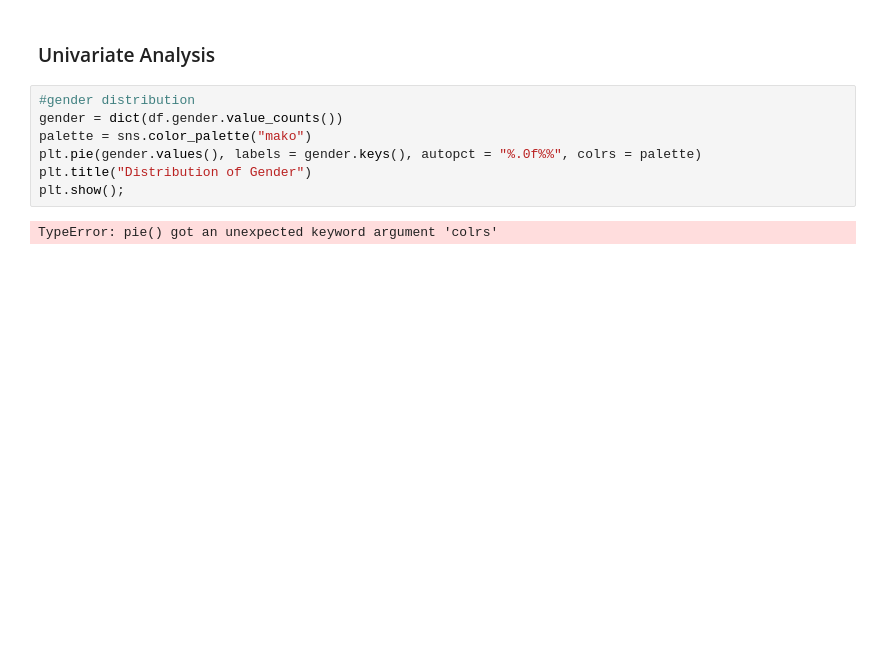
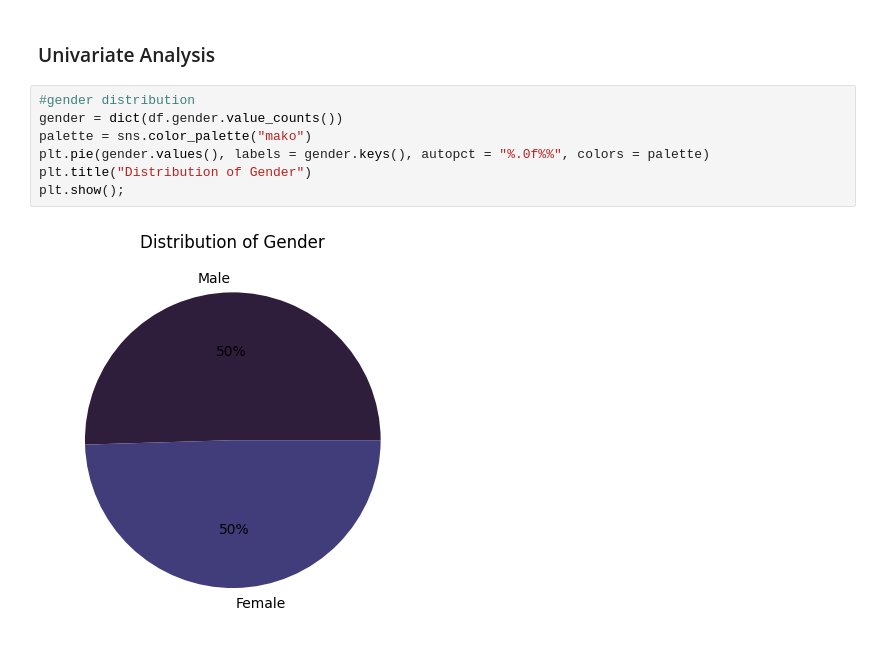
Before and after one commit to Odeyiany2/FLiT-Apprenticeship-Data-Science-Projects, a Jupyter notebook: Project_5 Churn-Prediction-Model-with-Deployment/Churn_Prediction_(1).ipynb, the cells around one changed output. Drawn from its saved outputs; the diff is of its cells as text; blank space fills up the shorter version.

```diff
--- a/Project_5 Churn-Prediction-Model-with-Deployment/Churn_Prediction_(1).ipynb
+++ b/Project_5 Churn-Prediction-Model-with-Deployment/Churn_Prediction_(1).ipynb
@@ -146,9 +146,9 @@ df.describe() #getting a statistics summary of our dataset
 # %%
 #gender distribution
 gender = dict(df.gender.value_counts())
 palette = sns.color_palette("mako")
-plt.pie(gender.values(), labels = gender.keys(), autopct = "%.0f%%", colrs = palette)
+plt.pie(gender.values(), labels = gender.keys(), autopct = "%.0f%%", colors = palette)
 plt.title("Distribution of Gender")
 plt.show();
 # %% [output]
-TypeError: pie() got an unexpected keyword argument 'colrs'
+[figure, added]
```
Also changed, not shown: parts of 2 cells of this notebook.
